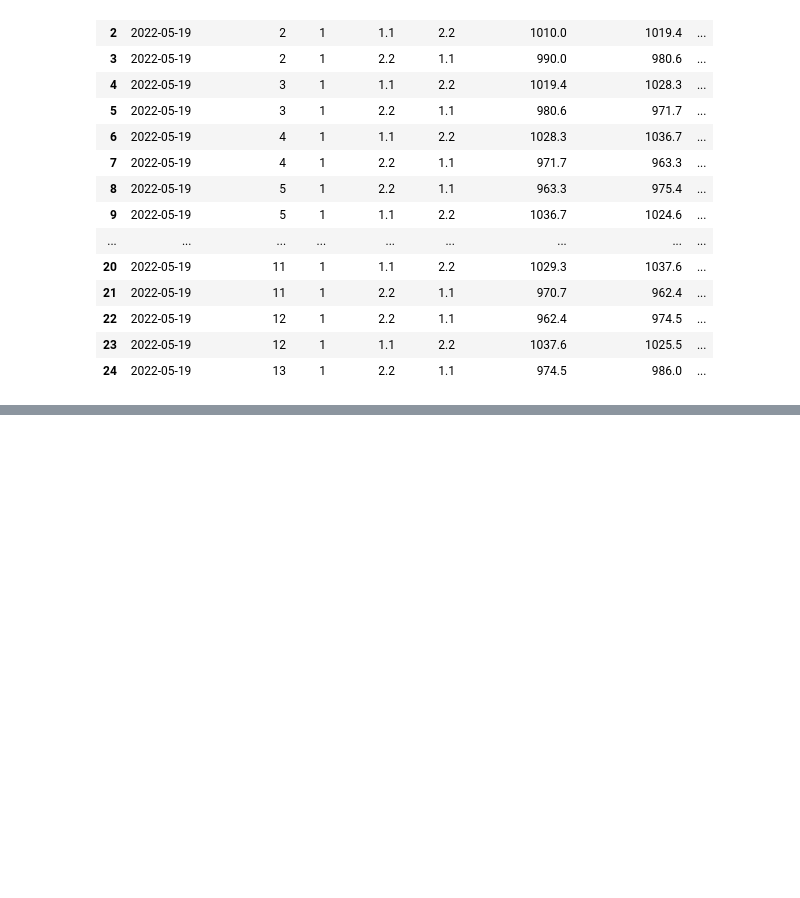
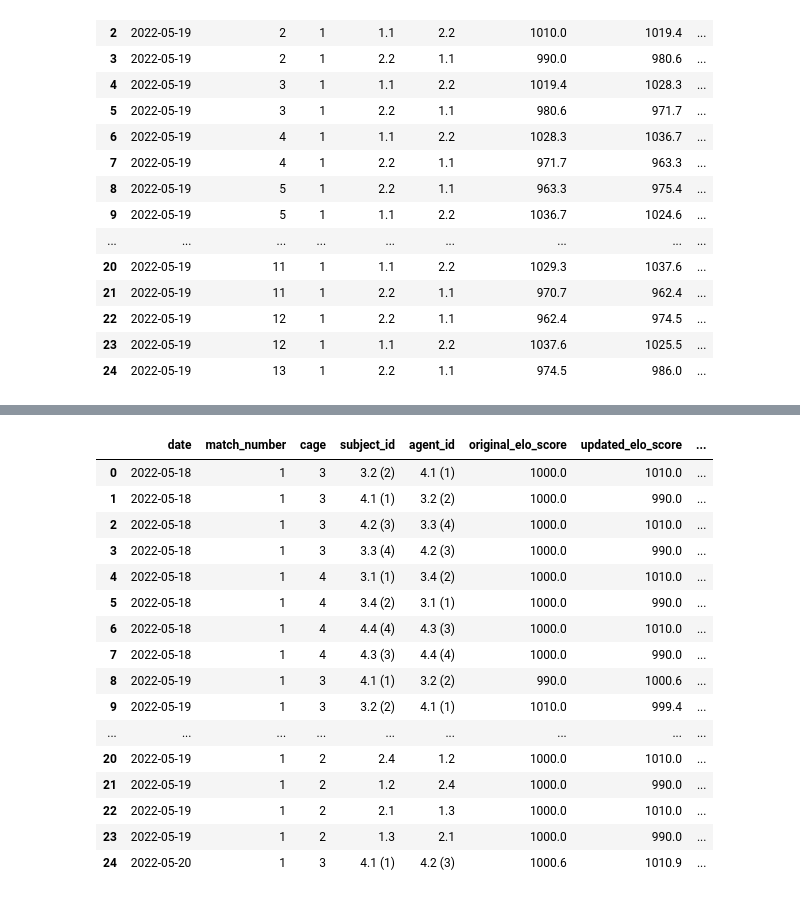
Before and after one commit to padillacoreanolab/literature_review_processing, a Jupyter notebook: results/elo_score_testing/elo_score_testing.ipynb, the cells around one changed output, grey strips where cells are left out. Cells and saved outputs as stored; diff of their text form; code cells hidden in the pictures; blank space fills up the shorter version.

Commit message:
nb: urine marking

```diff
--- a/results/elo_score_testing/elo_score_testing.ipynb
+++ b/results/elo_score_testing/elo_score_testing.ipynb
@@ -929,0 +930,4 @@ reward_competition_elo_score_df.to_csv("./proc/reward_competition_elo_score.csv"
+# %%
+urine_marking_assay_df["date_str"] = urine_marking_assay_df["Date"].astype(str)
+# %%
+urine_marking_assay_df["winner_str"] = urine_marking_assay_df["Winner"].astype(str).apply(lambda x: x.strip())
@@ -929,0 +947,3 @@ reward_competition_elo_score_df.to_csv("./proc/reward_competition_elo_score.csv"
+# %%
+# Splitting by "v" and stripping all the spaces
+urine_marking_assay_df["all_animals"] = urine_marking_assay_df["Match"].apply(lambda x: tuple([animal.strip() for animal in x.split("v")]))
@@ -929,0 +1134,22 @@ reward_competition_elo_score_df.to_csv("./proc/reward_competition_elo_score.csv"
+# %%
+urine_marking_elo_score_df = pd.DataFrame.from_dict(index_to_elo_score_and_meta_data, orient="index")
+# %%
+urine_marking_elo_score_df.head(n=25)
+# %% [output]
+|  | date | match_number | cage | subject_id | agent_id | original_elo_score | updated_elo_score | ... |
+| 0 | 2022-05-18 | 1 | 3 | 3.2 (2) | 4.1 (1) | 1000.0 | 1010.0 | ... |
+| 1 | 2022-05-18 | 1 | 3 | 4.1 (1) | 3.2 (2) | 1000.0 | 990.0 | ... |
+| 2 | 2022-05-18 | 1 | 3 | 4.2 (3) | 3.3 (4) | 1000.0 | 1010.0 | ... |
+| 3 | 2022-05-18 | 1 | 3 | 3.3 (4) | 4.2 (3) | 1000.0 | 990.0 | ... |
+| 4 | 2022-05-18 | 1 | 4 | 3.1 (1) | 3.4 (2) | 1000.0 | 1010.0 | ... |
+| 5 | 2022-05-18 | 1 | 4 | 3.4 (2) | 3.1 (1) | 1000.0 | 990.0 | ... |
+| 6 | 2022-05-18 | 1 | 4 | 4.4 (4) | 4.3 (3) | 1000.0 | 1010.0 | ... |
+| 7 | 2022-05-18 | 1 | 4 | 4.3 (3) | 4.4 (4) | 1000.0 | 990.0 | ... |
+| 8 | 2022-05-19 | 1 | 3 | 4.1 (1) | 3.2 (2) | 990.0 | 1000.6 | ... |
+| 9 | 2022-05-19 | 1 | 3 | 3.2 (2) | 4.1 (1) | 1010.0 | 999.4 | ... |
+| ... | ... | ... | ... | ... | ... | ... | ... | ... |
+| 20 | 2022-05-19 | 1 | 2 | 2.4 | 1.2 | 1000.0 | 1010.0 | ... |
+| 21 | 2022-05-19 | 1 | 2 | 1.2 | 2.4 | 1000.0 | 990.0 | ... |
+| 22 | 2022-05-19 | 1 | 2 | 2.1 | 1.3 | 1000.0 | 1010.0 | ... |
+| 23 | 2022-05-19 | 1 | 2 | 1.3 | 2.1 | 1000.0 | 990.0 | ... |
+| 24 | 2022-05-20 | 1 | 3 | 4.1 (1) | 4.2 (3) | 1000.6 | 1010.9 | ... |
```
Also changed, not shown: parts of 50 cells of this notebook.
